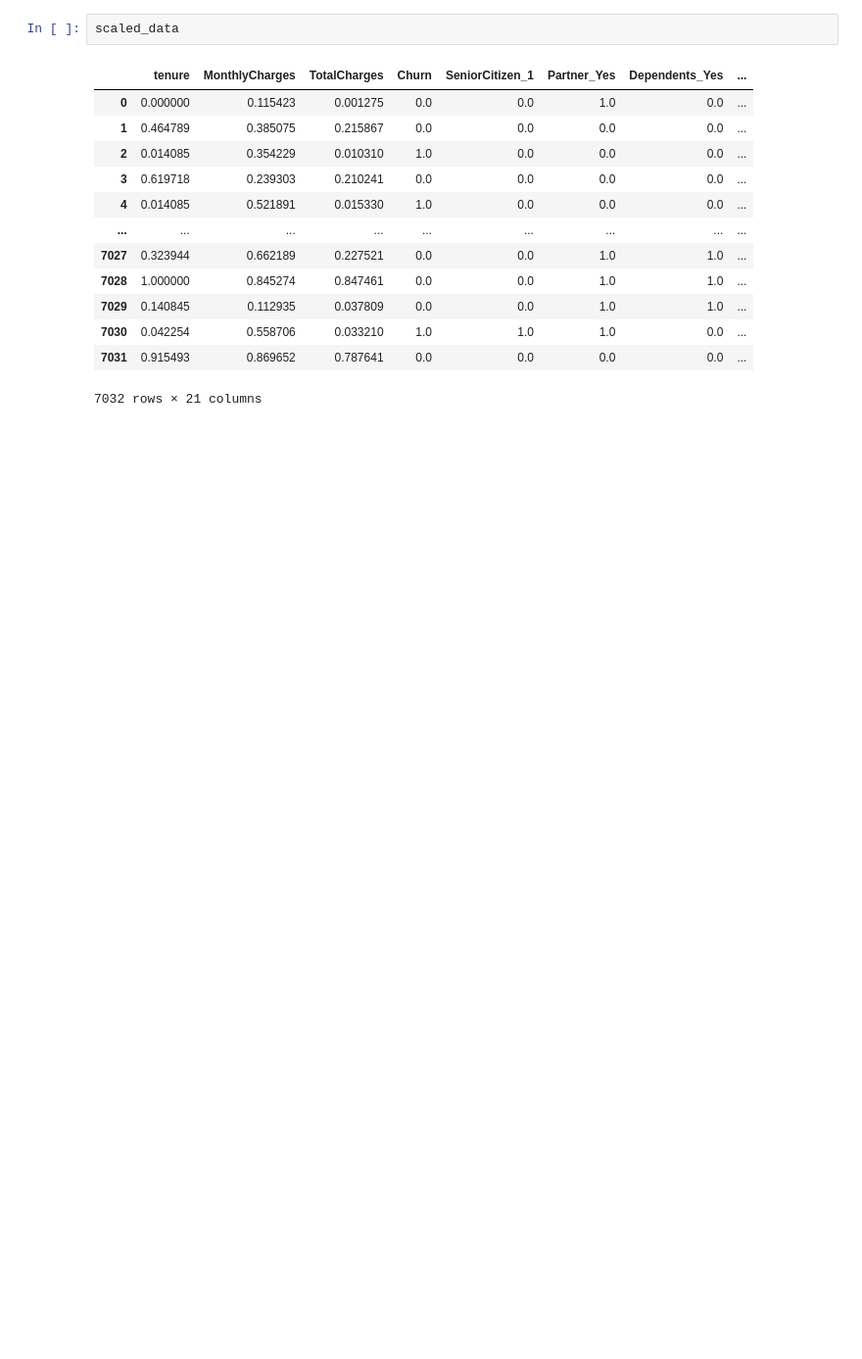
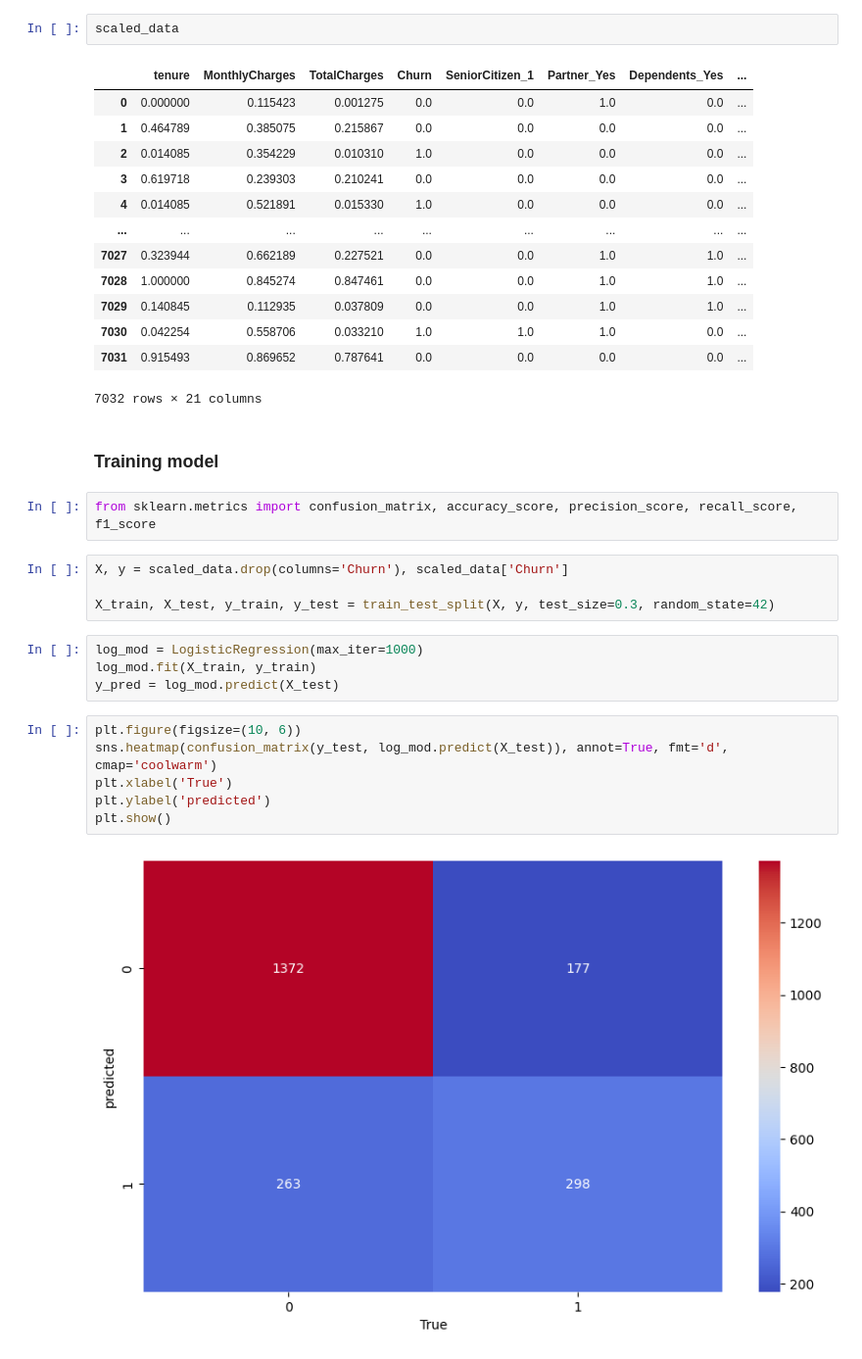
Before and after one commit to santortiz/ml-overview, a Jupyter notebook: notebooks/logistic_regression/churn.ipynb, the cells around one changed output. Shown at 98% size. Saved outputs shown, nothing was run; the diff lists cells and outputs as text; blank space fills up the shorter version.

```diff
--- a/notebooks/logistic_regression/churn.ipynb
+++ b/notebooks/logistic_regression/churn.ipynb
@@ -349,3 +348,23 @@ scaled_data
 | 7030 | 0.042254 | 0.558706 | 0.033210 | 1.0 | 1.0 | 1.0 | 0.0 | ... |
 | 7031 | 0.915493 | 0.869652 | 0.787641 | 0.0 | 0.0 | 0.0 | 0.0 | ... |
 7032 rows × 21 columns
+# %% [markdown]
+### Training model
+# %%
+from sklearn.metrics import confusion_matrix, accuracy_score, precision_score, recall_score, f1_score
+# %%
+X, y = scaled_data.drop(columns='Churn'), scaled_data['Churn']
+
+X_train, X_test, y_train, y_test = train_test_split(X, y, test_size=0.3, random_state=42)
+# %%
+log_mod = LogisticRegression(max_iter=1000)
+log_mod.fit(X_train, y_train)
+y_pred = log_mod.predict(X_test)
+# %%
+plt.figure(figsize=(10, 6))
+sns.heatmap(confusion_matrix(y_test, log_mod.predict(X_test)), annot=True, fmt='d', cmap='coolwarm')
+plt.xlabel('True')
+plt.ylabel('predicted')
+plt.show()
+# %% [output]
+[figure, added]
```
Also changed, not shown: parts of 13 cells of this notebook.
